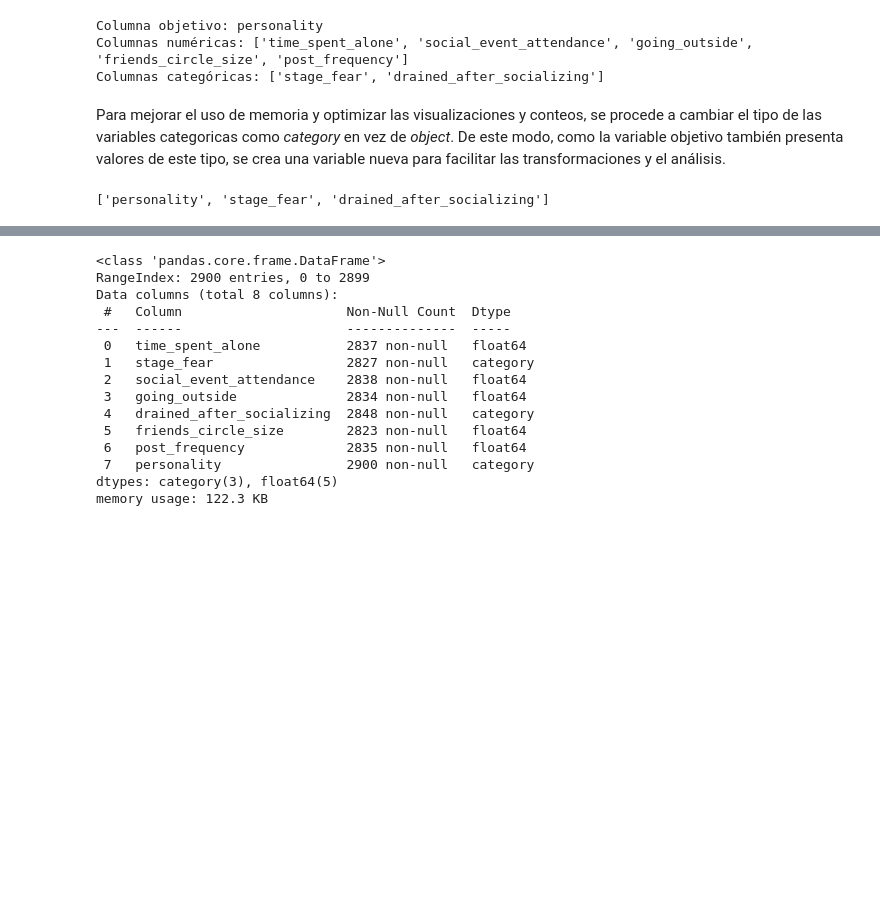
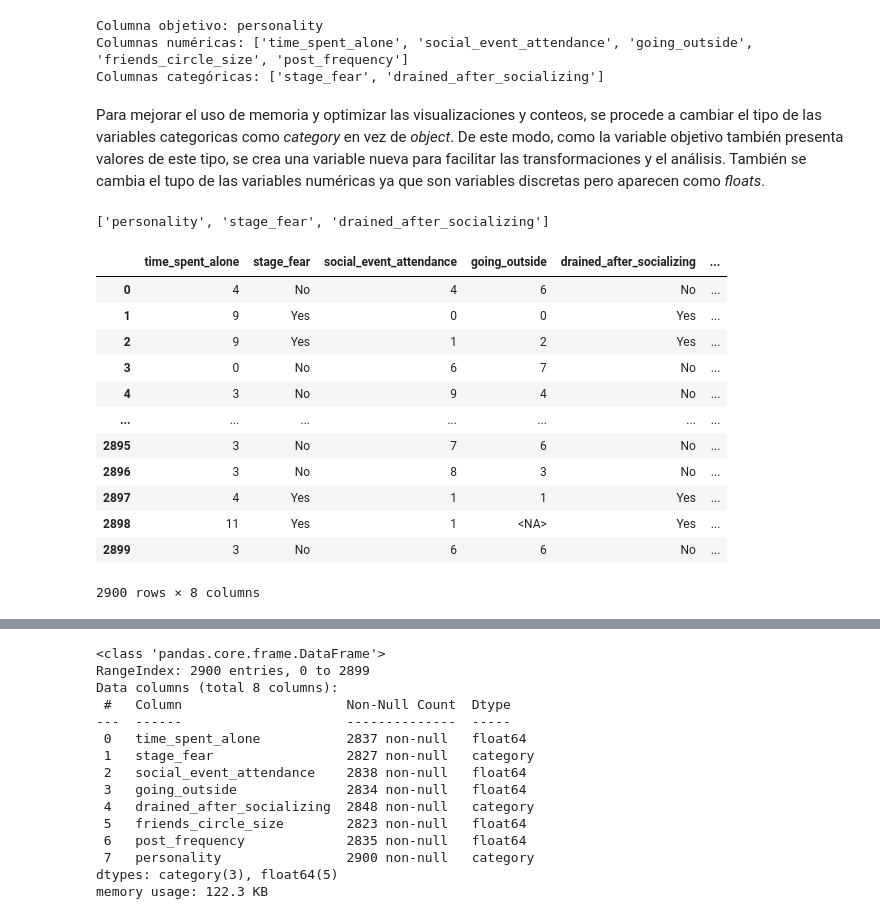
Before and after one commit to Marpp98/EDA_Extrovert_VS_Introvert_behaviour, a Jupyter notebook: notebooks/transformacion.ipynb, the cells around one changed output, grey strips where cells are left out. Drawn from its saved outputs; the diff is of its cells as text; code cells hidden in the pictures; blank space fills up the shorter version.

```diff
--- a/notebooks/transformacion.ipynb
+++ b/notebooks/transformacion.ipynb
@@ -53,12 +55,26 @@ Columna objetivo: personality
 Columnas numéricas: ['time_spent_alone', 'social_event_attendance', 'going_outside', 'friends_circle_size', 'post_frequency']
 Columnas categóricas: ['stage_fear', 'drained_after_socializing']
 # %% [markdown]
-Para mejorar el uso de memoria y optimizar las visualizaciones y conteos, se procede a cambiar el tipo de las variables categoricas como *category* en vez de *object*. De este modo, como la variable objetivo también presenta valores de este tipo, se crea una variable nueva para facilitar las transformaciones y el análisis.
+Para mejorar el uso de memoria y optimizar las visualizaciones y conteos, se procede a cambiar el tipo de las variables categoricas como *category* en vez de *object*. De este modo, como la variable objetivo también presenta valores de este tipo, se crea una variable nueva para facilitar las transformaciones y el análisis. También se cambia el tupo de las variables numéricas ya que son variables discretas pero aparecen como *floats*.
 # %%
 target_categoricas = [target] + categoricas
 
 print(target_categoricas)
 # %% [output]
 ['personality', 'stage_fear', 'drained_after_socializing']
-# %%
-df[target_categoricas]= df[target_categoricas].astype('category')
+# %%
+tr.cambiar_tipos(df,target_categoricas,numericas)
+# %% [output]
+|  | time_spent_alone | stage_fear | social_event_attendance | going_outside | drained_after_socializing | ... |
+| 0 | 4 | No | 4 | 6 | No | ... |
+| 1 | 9 | Yes | 0 | 0 | Yes | ... |
+| 2 | 9 | Yes | 1 | 2 | Yes | ... |
+| 3 | 0 | No | 6 | 7 | No | ... |
+| 4 | 3 | No | 9 | 4 | No | ... |
+| ... | ... | ... | ... | ... | ... | ... |
+| 2895 | 3 | No | 7 | 6 | No | ... |
+| 2896 | 3 | No | 8 | 3 | No | ... |
+| 2897 | 4 | Yes | 1 | 1 | Yes | ... |
+| 2898 | 11 | Yes | 1 | <NA> | Yes | ... |
+| 2899 | 3 | No | 6 | 6 | No | ... |
+2900 rows × 8 columns
```
Also changed, not shown: parts of 3 cells of this notebook, 2 other files.
